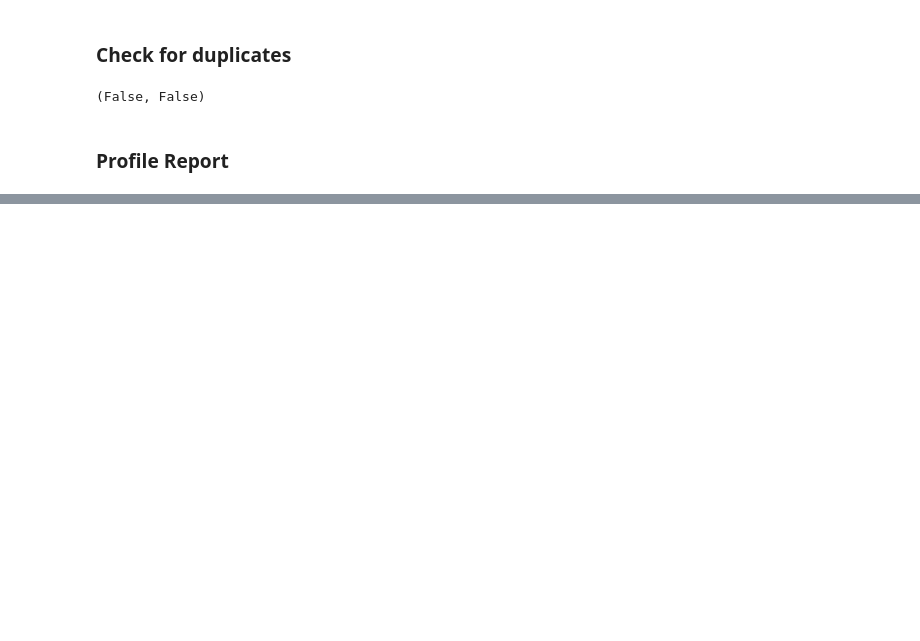
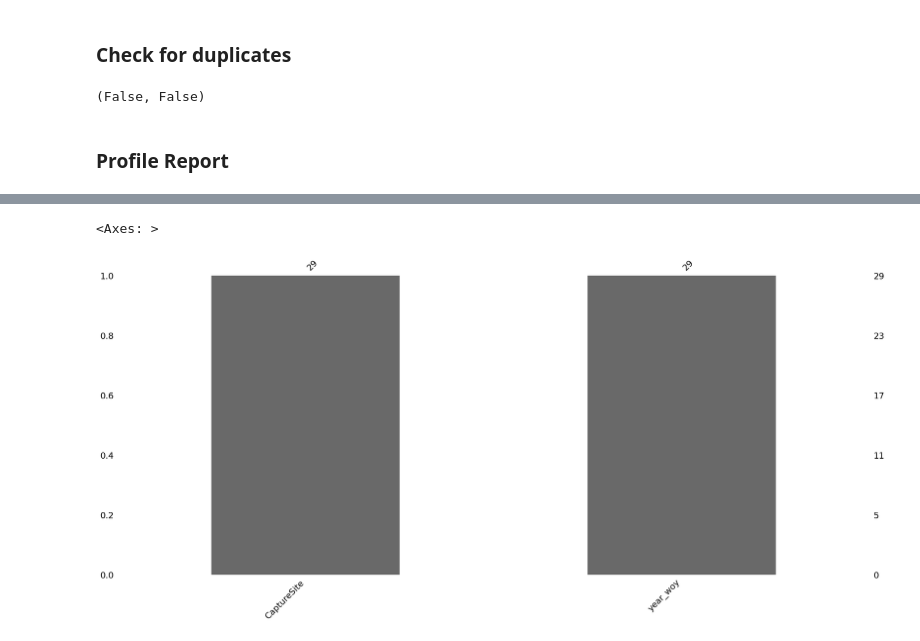
Before and after one commit to eigenaarti2/Ninja-Turtles, a Jupyter notebook: EDA-and-modeling Carolina.ipynb, the cells around one changed output, grey strips where cells are left out. Cells and saved outputs as stored; diff of their text form; code cells hidden in the pictures; blank space fills up the shorter version.

```diff
--- a/EDA-and-modeling Carolina.ipynb
+++ b/EDA-and-modeling Carolina.ipynb
@@ -387,0 +341,9 @@ print(mse)
+# %%
+# Concatinating week oy year and capture site in the training dataset to the submission dataset
+# Grouping the data by capture site and taking the minimum week of year
+keys=pd.concat([df_train_date[["year_woy","CaptureSite"]],df_sample_sub[["year_woy","CaptureSite"]]]) # Concatenate the dataframes: df_sample_sub and df_train_date in the dataframe keys, which will be used to group the data by CaptureSite
+keys.sort_values(["CaptureSite","year_woy"],inplace=True)
+CaptureSite_min_year_woy=keys.groupby("CaptureSite").year_woy.min().rename("year_woy").reset_index() # Group the data by CaptureSite and take the minimum year_woy, why minimum? because we want to predict the first week of the year for each CaptureSite
+CaptureSite_min_year_woy.head()
+
+# why the min? order of the weeks of the year is important
@@ -387,0 +372,5 @@ print(mse)
+# %%
+msno.bar(CaptureSite_min_year_woy)
+# %% [output]
+<Axes: >
+[figure, added]
```
Also changed, not shown: parts of 90 cells of this notebook.
